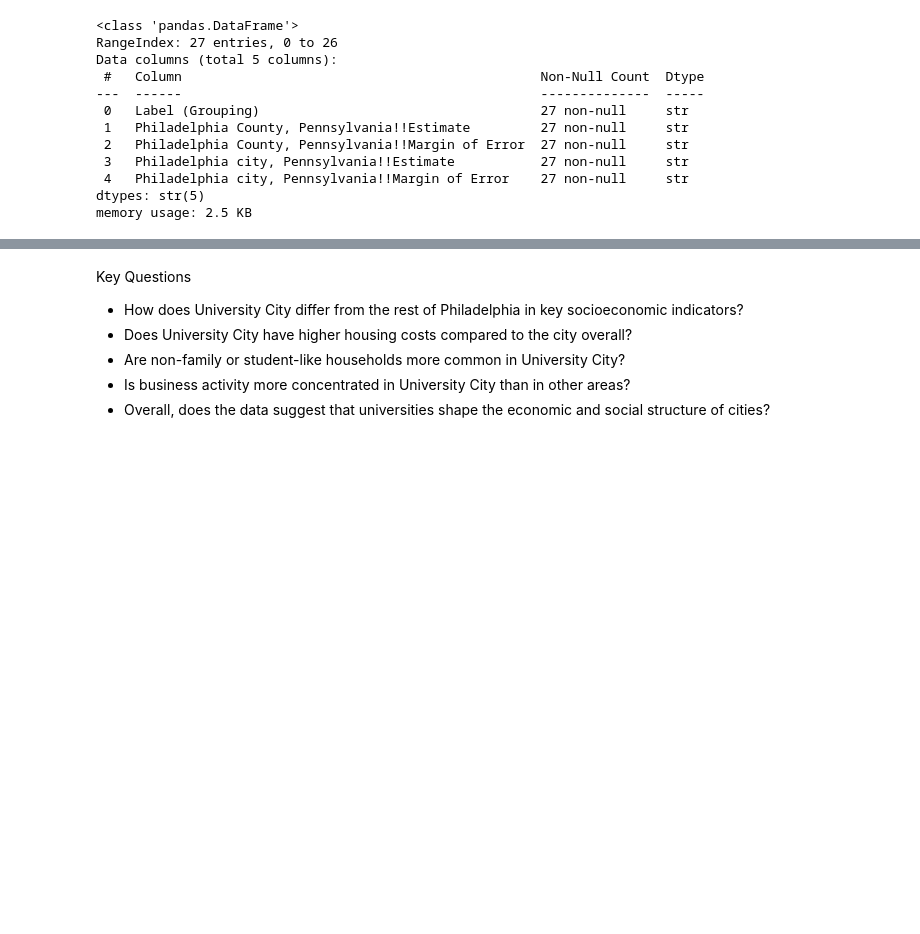
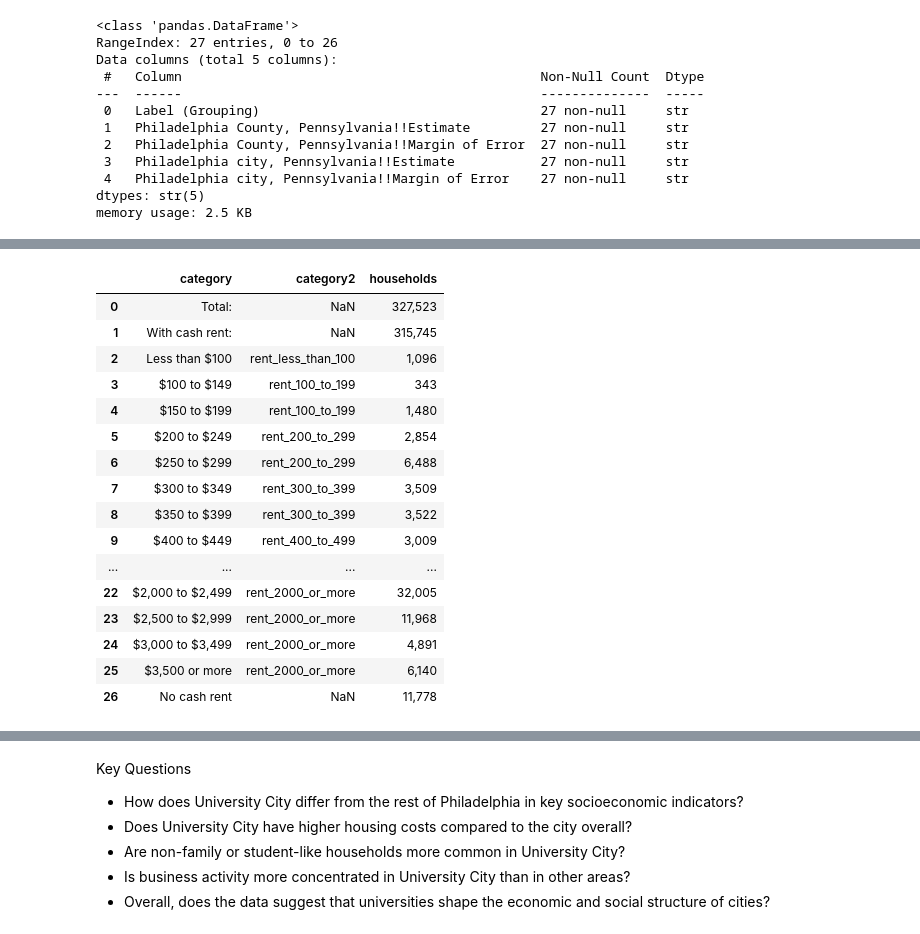
Before and after one commit to arosen28-png/comm3180-S26-Data-Project, a Jupyter notebook: data_analysis/phillyanalysis.ipynb, the cells around one changed output, grey strips where cells are left out. Saved outputs shown, nothing was run; the diff lists cells and outputs as text; code cells hidden in the pictures; blank space fills up the shorter version.

```diff
--- a/data_analysis/phillyanalysis.ipynb
+++ b/data_analysis/phillyanalysis.ipynb
@@ -429,0 +436,56 @@ ucity_filtered[['metric', 'university_city_value', 'unit']], phillyrent[['catego
+# %%
+# make a copy
+phillyrent2 = phillyrent.copy()
+
+# remove rows you do not need
+#phillyrent2 = phillyrent2[~phillyrent2['category'].isin(['Total:', 'With cash rent:'])].copy()
+
+# create new bins that match University City
+bin_map = {
+    'Lessthan100': 'rent_less_than_100',
+    '100to149': 'rent_100_to_199',
+    '150to199': 'rent_100_to_199',
+    '200to249': 'rent_200_to_299',
+    '250to299': 'rent_200_to_299',
+    '300to349': 'rent_300_to_399',
+    '350to399': 'rent_300_to_399',
+    '400to449': 'rent_400_to_499',
+    '450to499': 'rent_400_to_499',
+    '500to549': 'rent_500_to_599',
+    '550to599': 'rent_500_to_599',
+    '600to649': 'rent_600_to_699',
+    '650to699': 'rent_600_to_699',
+    '700to749': 'rent_700_to_799',
+    '750to799': 'rent_700_to_799',
+    '800to899': 'rent_800_to_899',
+    '900to999': 'rent_900_to_999',
+    '1,000to1,249': 'rent_1000_to_1249',
+    '1,250to1,499': 'rent_1250_to_1499',
+    '1,500to1,999': 'rent_1500_to_1999',
+    '2,000to2,499': 'rent_2000_or_more',
+    '2,500to2,999': 'rent_2000_or_more',
+    '3,000to3,499': 'rent_2000_or_more',
+    '3,500ormore': 'rent_2000_or_more'
+}
+
+phillyrent2['category2'] = phillyrent2['category'].str.strip().str.replace(' ','').str.replace('$','').map(bin_map)
+
+phillyrent2[['category', 'category2', 'households']]
+# %% [output]
+|  | category | category2 | households |
+| 0 | Total: | NaN | 327,523 |
+| 1 | With cash rent: | NaN | 315,745 |
+| 2 | Less than $100 | rent_less_than_100 | 1,096 |
+| 3 | $100 to $149 | rent_100_to_199 | 343 |
+| 4 | $150 to $199 | rent_100_to_199 | 1,480 |
+| 5 | $200 to $249 | rent_200_to_299 | 2,854 |
+| 6 | $250 to $299 | rent_200_to_299 | 6,488 |
+| 7 | $300 to $349 | rent_300_to_399 | 3,509 |
+| 8 | $350 to $399 | rent_300_to_399 | 3,522 |
+| 9 | $400 to $449 | rent_400_to_499 | 3,009 |
+| ... | ... | ... | ... |
+| 22 | $2,000 to $2,499 | rent_2000_or_more | 32,005 |
+| 23 | $2,500 to $2,999 | rent_2000_or_more | 11,968 |
+| 24 | $3,000 to $3,499 | rent_2000_or_more | 4,891 |
+| 25 | $3,500 or more | rent_2000_or_more | 6,140 |
+| 26 | No cash rent | NaN | 11,778 |
```
Also changed, not shown: parts of 14 cells of this notebook.
